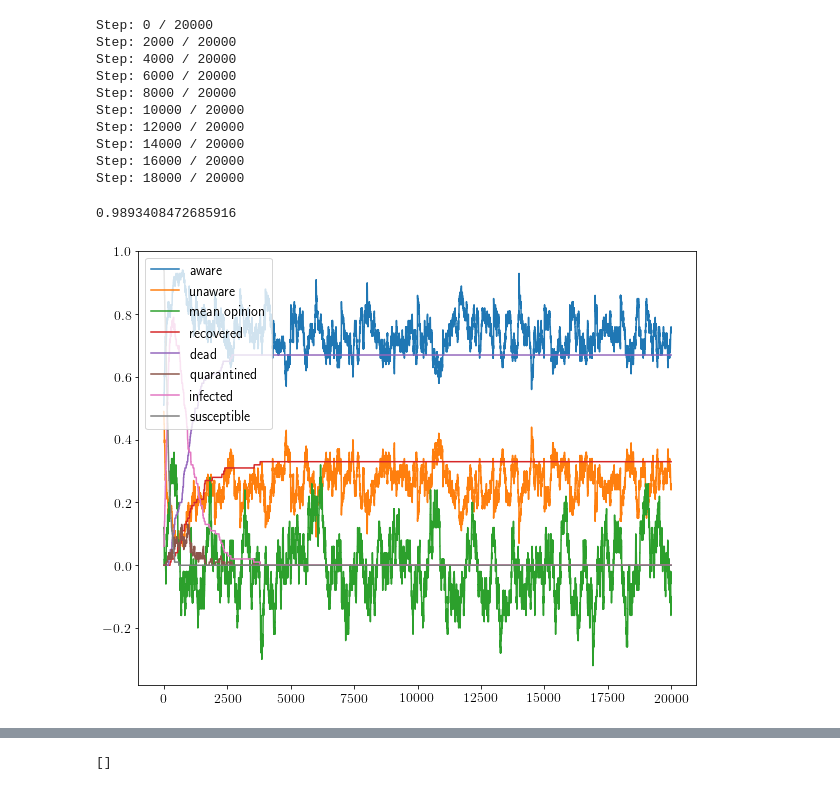
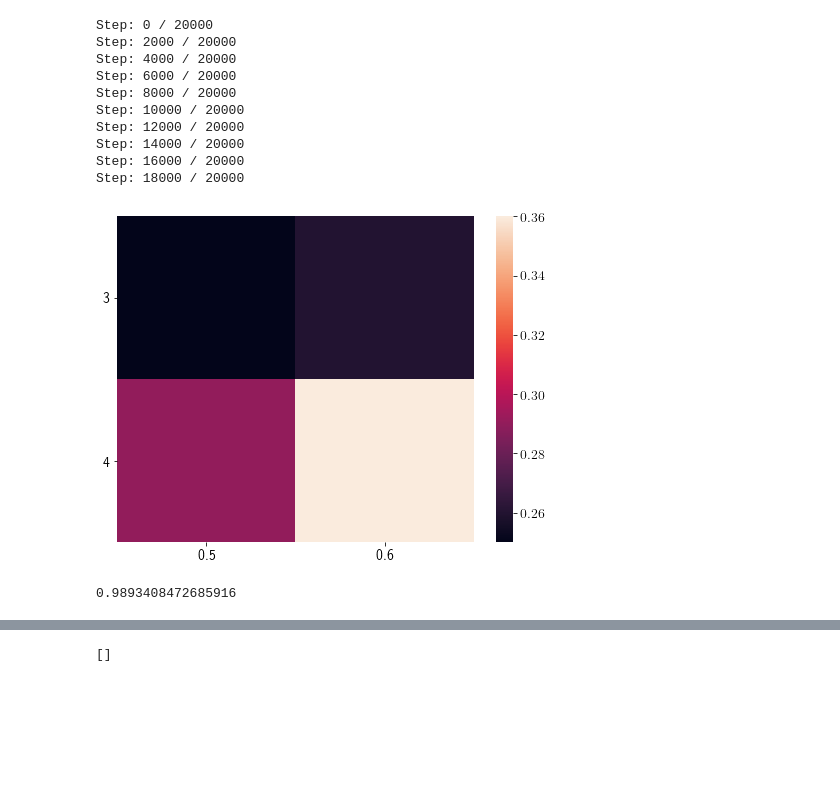
Before and after one commit to robertjankowski/social-media-influence-on-covid-pandemic, a Jupyter notebook: notebooks/covid_tests.ipynb, the cells around one changed output, grey strips where cells are left out. Cells and saved outputs as stored; diff of their text form; code cells hidden in the pictures; blank space fills up the shorter version.

```diff
--- a/notebooks/covid_tests.ipynb
+++ b/notebooks/covid_tests.ipynb
@@ -35,20 +40,17 @@ Step: 18000 / 20000
+# %%
+import seaborn as sns
+import pandas as pd
+
+dr = pd.read_csv('dead_ratio_test.csv', index_col=0)
+
+ax = sns.heatmap(dr)
+for item in ax.get_yticklabels():
+    item.set_rotation(0)
+# %% [output]
+[figure, added]
 # %%
 from scripts.metrics import pearson_coefficient_between_layers
 
 pearson_coefficient_between_layers(l1, l2)
 # %% [output]
 0.9893408472685916
-# %%
-plt.figure(figsize=(10, 8))
-plt.plot(output_metrics['aware_ratio'], label='aware')
-plt.plot(output_metrics['unaware_ratio'], label='unaware')
-plt.plot(output_metrics['mean_opinion'], label='mean opinion')
-plt.plot(output_metrics['recovered_ratio'], label='recovered')
-plt.plot(output_metrics['dead_ratio'], label='dead')
-plt.plot(output_metrics['quarantined_ratio'], label='quarantined')
-plt.plot(output_metrics['infected_ratio'], label='infected')
-plt.plot(output_metrics['susceptible_ratio'], label='susceptible')
-plt.legend()
-plt.show()
-# %% [output]
-[figure, removed]
```
Also changed, not shown: parts of 3 cells of this notebook, 2 other files.
